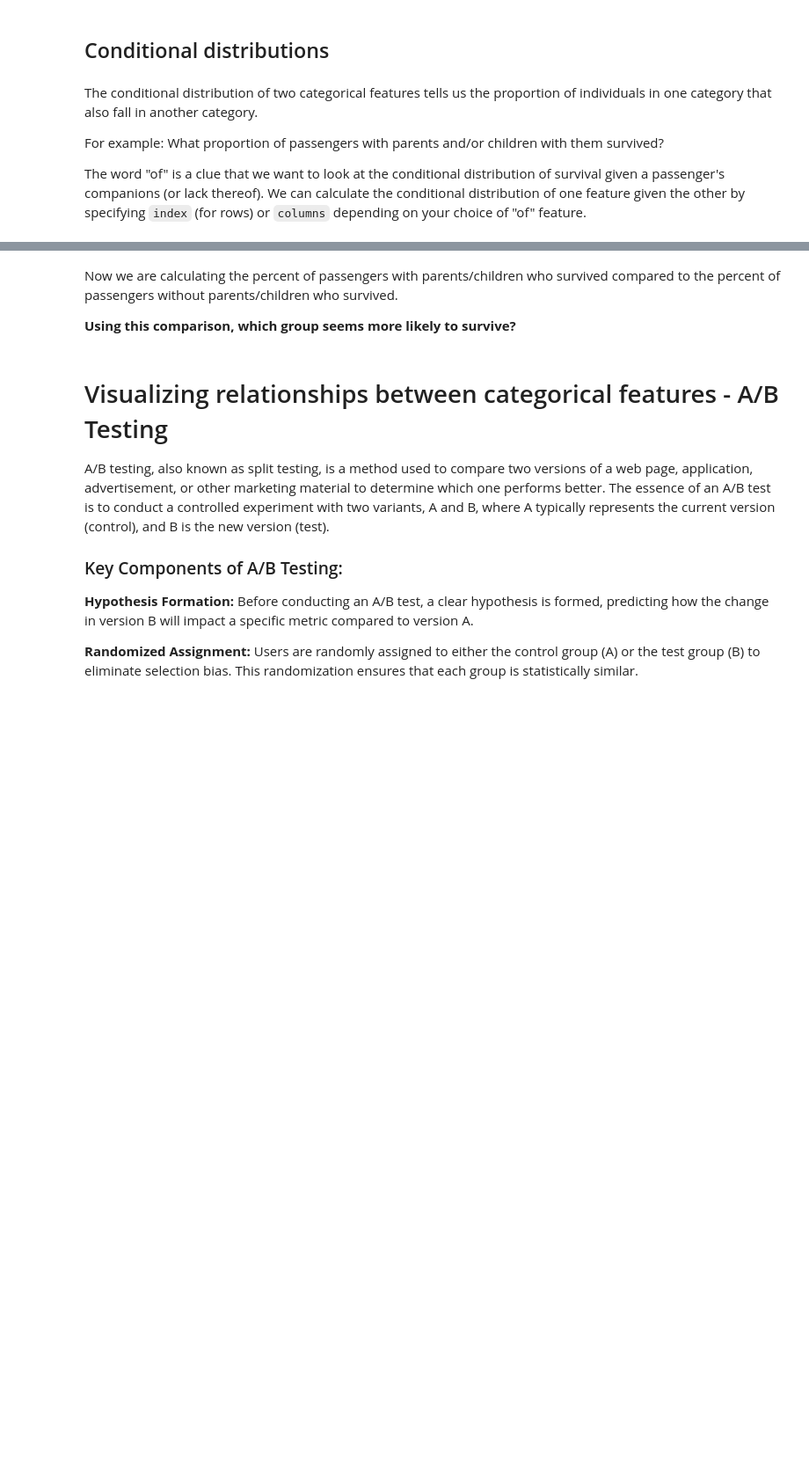
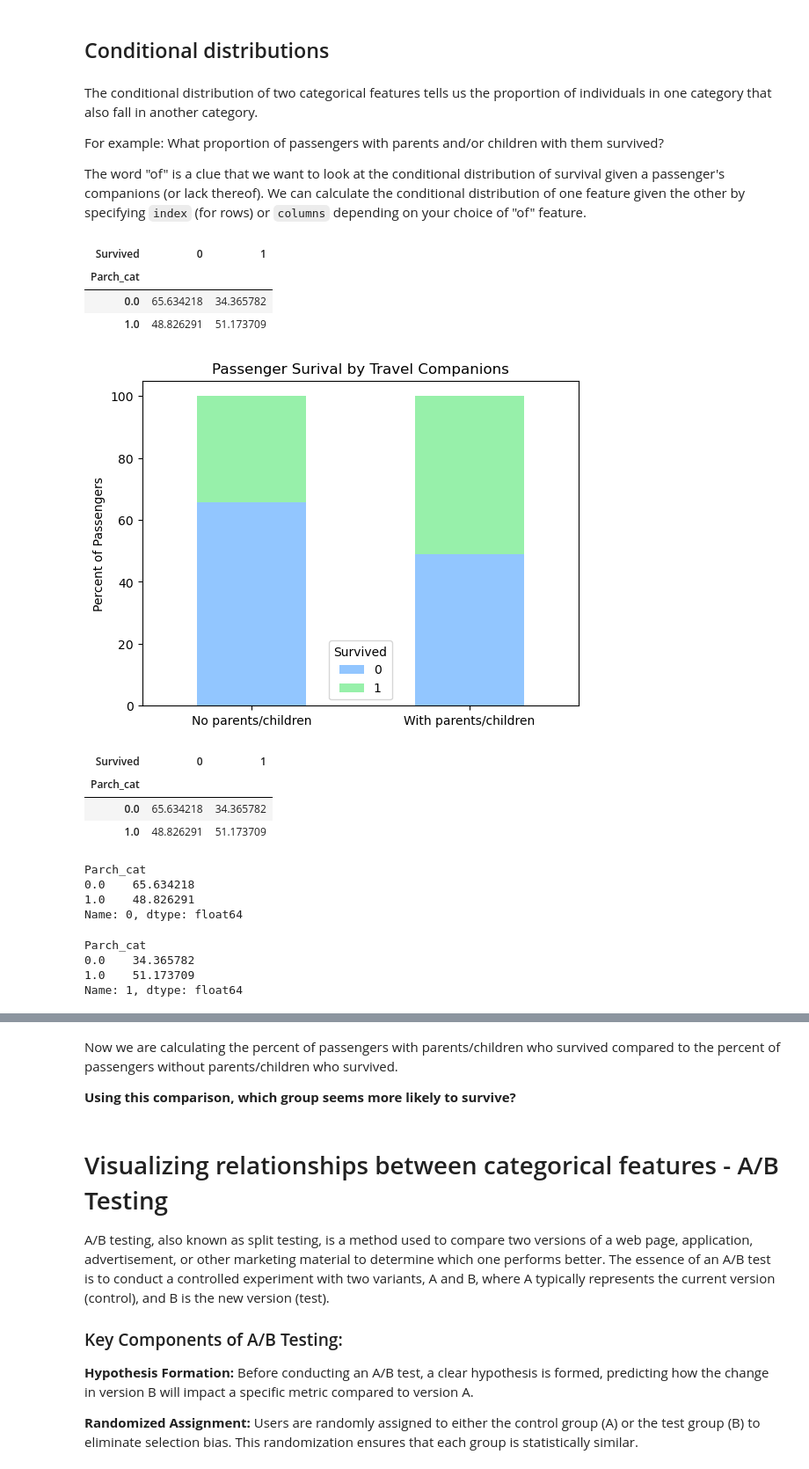
Before and after one commit to Chelsea-Myers/DVM_Lecture_Notebooks, a Jupyter notebook: Week 2/2.1 - Visualizing Relationships Between Categorical Features.ipynb, the cells around one changed output, grey strips where cells are left out. Shown at 88% size. Drawn from its saved outputs; the diff is of its cells as text; code cells hidden in the pictures; blank space fills up the shorter version.

```diff
--- a/Week 2/2.1 - Visualizing Relationships Between Categorical Features.ipynb
+++ b/Week 2/2.1 - Visualizing Relationships Between Categorical Features.ipynb
@@ -62,3 +153,8 @@ We can see that most people were traveling alone (`Parch = 0`) but some were tra
 `Parch` is an ordinal, categorical feature.  However, to answer our question, we need to do some feature engineering so we have a feature that tells us *if* the passenger had parents and/or children with them aboard rather than *how many* parents and/or children were with them.
 
 To do this, we can create `Parch_cat` to indicate if there were (`Parch_cat = 1`) or were not (`Parch_cat` = 0) parents and/or children with the individual.
+# %%
+df.loc[df['Parch'] == 0, 'Parch_cat'] = 0
+df.loc[df['Parch'] > 0, 'Parch_cat'] = 1
+
+df['Parch_cat'].value_counts()
@@ -76,3 +198,48 @@ The conditional distribution of two categorical features tells us the proportion
 For example: What proportion of passengers with parents and/or children with them survived?
 
 The word "of" is a clue that we want to look at the conditional distribution of survival given a passenger's companions (or lack thereof).  We can calculate the conditional distribution of one feature given the other by specifying `index` (for rows) or `columns` depending on your choice of "of" feature.
+# %%
+pd.crosstab(df['Parch_cat'], df['Survived'], normalize='index')*100
+# %% [output]
+| Survived | 0 | 1 |
+| Parch_cat |  |  |
+| 0.0 | 65.634218 | 34.365782 |
+| 1.0 | 48.826291 | 51.173709 |
+# %%
+plt.style.use('seaborn-v0_8-pastel')
+
+parch_crosstab = pd.crosstab(df['Parch_cat'], df['Survived'], normalize='index')*100
+
+parch_crosstab.plot(kind='bar', stacked=True)
+current_labels = [0,1] # This is a positional argument corresponding to the first and second bar in the barplot
+custom_labels = ["No parents/children", "With parents/children"]
+
+plt.title('Passenger Surival by Travel Companions')
+plt.ylabel('Percent of Passengers')
+plt.xticks(current_labels, custom_labels, rotation=0)
+plt.xlabel('')
+
+plt.show()
+# %% [output]
+[figure, added]
+# %%
+parch_crosstab
+# %% [output]
+| Survived | 0 | 1 |
+| Parch_cat |  |  |
+| 0.0 | 65.634218 | 34.365782 |
+| 1.0 | 48.826291 | 51.173709 |
+# %%
+parch_crosstab[0]
+# %% [output]
+Parch_cat
+0.0    65.634218
+1.0    48.826291
+Name: 0, dtype: float64
+# %%
+parch_crosstab[1]
+# %% [output]
+Parch_cat
+0.0    34.365782
+1.0    51.173709
+Name: 1, dtype: float64
```
Also changed, not shown: parts of 22 cells of this notebook, 2 other files.
